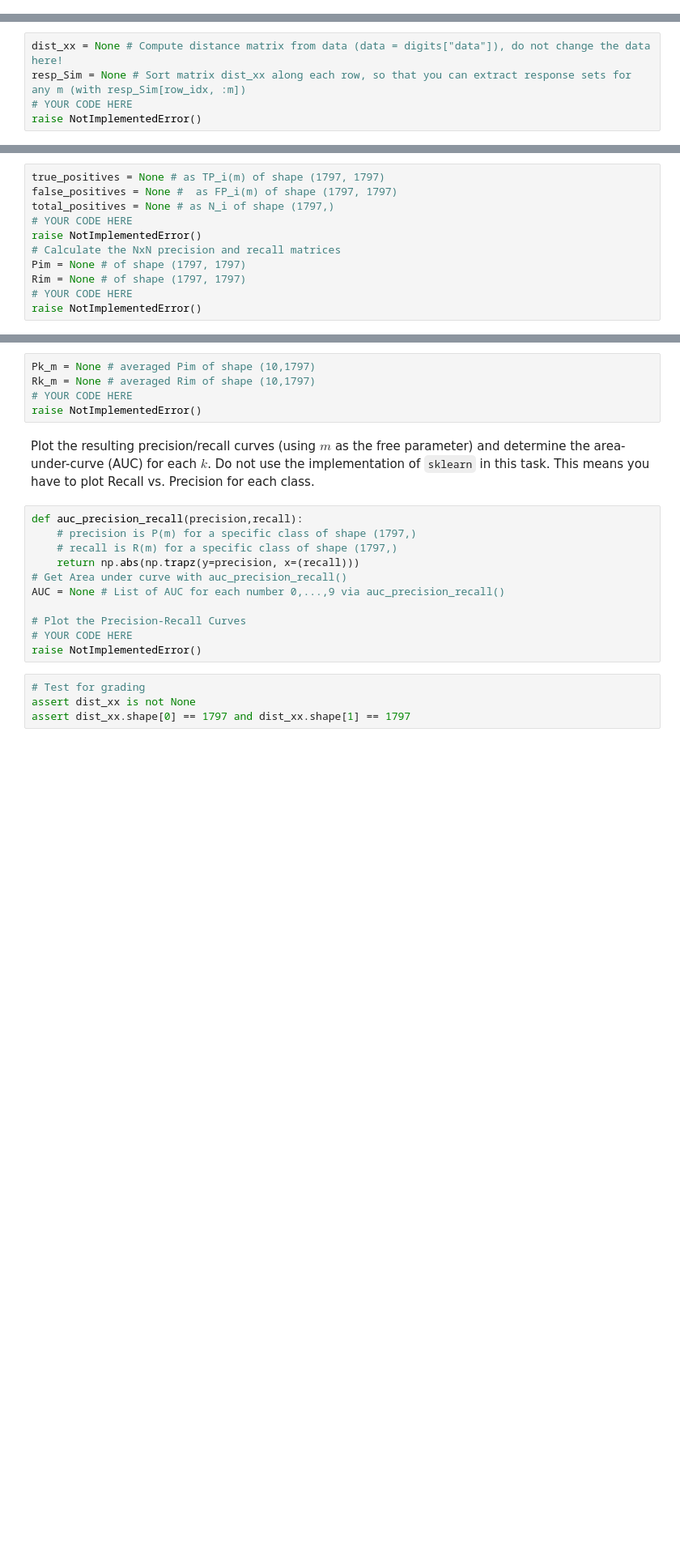
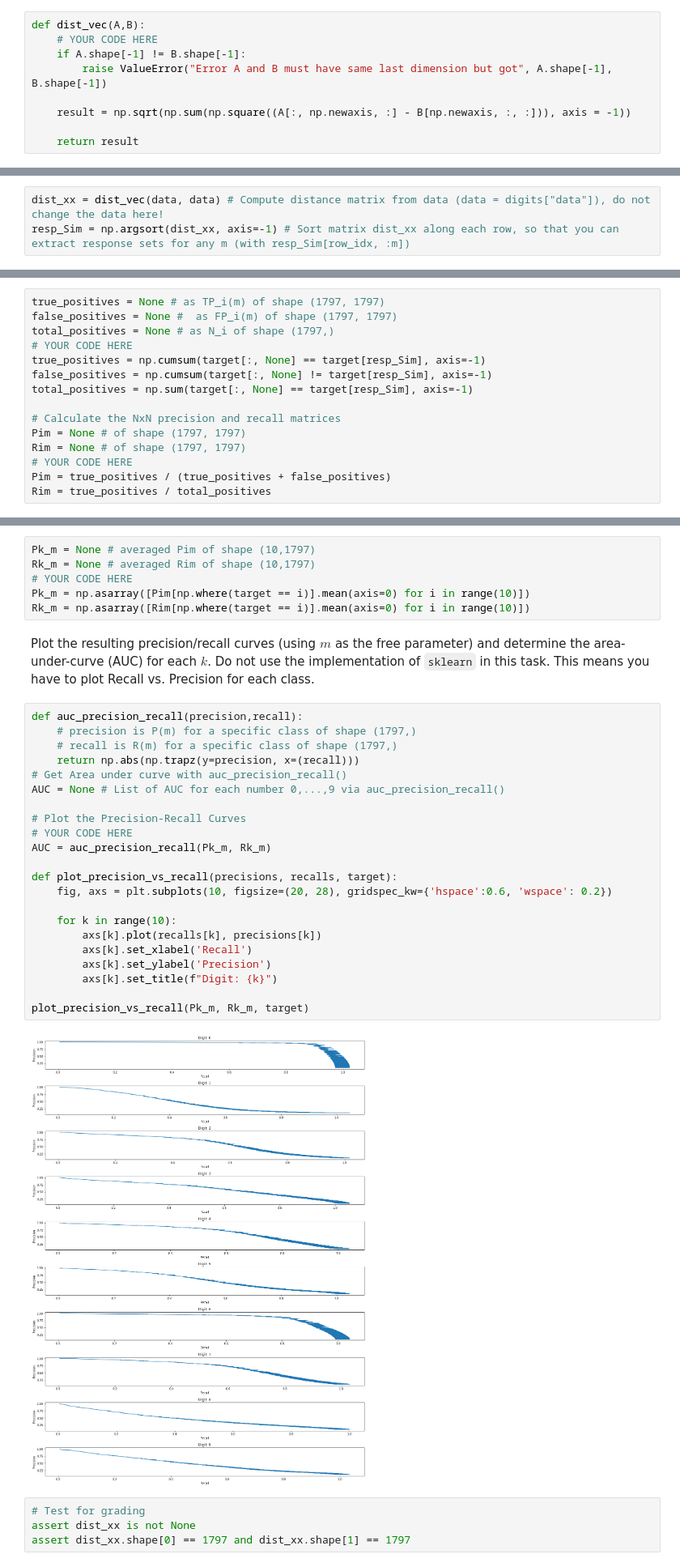
Before and after one commit to thomasdissert/machine-learning-for-natural-sciences, a Jupyter notebook: 03/Exercise03.ipynb, the cells around one changed output, grey strips where cells are left out. Shown: that part at 81% size. Cells and saved outputs as stored; diff of their text form; blank space fills up the shorter version.

Commit message:
added solution for exercise 3.2 (Precision and Recall)

```diff
--- a/03/Exercise03.ipynb
+++ b/03/Exercise03.ipynb
@@ -44,2 +48,11 @@ def dist_vec(A,B):
+# %%
+def dist_vec(A,B):
+    # YOUR CODE HERE
+    if A.shape[-1] != B.shape[-1]:
+        raise ValueError("Error A and B must have same last dimension but got", A.shape[-1], B.shape[-1])
+
+    result = np.sqrt(np.sum(np.square((A[:, np.newaxis, :] - B[np.newaxis, :, :])), axis = -1))
+
+    return result
 # %% [markdown]
 Check that the two function return the same result. And check the output shape of the results.
@@ -117,10 +145,8 @@ be the full dissimilarity matrix, i.e. $D_{i i'} = d(X_i,X_{i'})$. An ``np.argso
 
 Note: If you didn't manage to solve 3.1 you can now use `scipy.spatial.distance.cdist`. But you do not get points for this solution in 3.1.
 # %%
-dist_xx = None # Compute distance matrix from data (data = digits["data"]), do not change the data here!
-resp_Sim = None # Sort matrix dist_xx along each row, so that you can extract response sets for any m (with resp_Sim[row_idx, :m])
-# YOUR CODE HERE
-raise NotImplementedError()
+dist_xx = dist_vec(data, data) # Compute distance matrix from data (data = digits["data"]), do not change the data here!
+resp_Sim = np.argsort(dist_xx, axis=-1) # Sort matrix dist_xx along each row, so that you can extract response sets for any m (with resp_Sim[row_idx, :m])
 # %% [markdown]
 The positive class is defined by the instances having the same label as the query, i.e. $Y_{i'} = Y_i$, and
 $N_i = \# \{i' \in 1,\dots,N : Y_{i'} = Y_i \}$ is the total number of positives. Each response set defines a pair ($\text{precision}_{im}$; $\text{recall}_{im}$) as:
@@ -135,9 +161,13 @@ true_positives = None # as TP_i(m) of shape (1797, 1797)
 false_positives = None #  as FP_i(m) of shape (1797, 1797)
 total_positives = None # as N_i of shape (1797,)
 # YOUR CODE HERE
-raise NotImplementedError()
+true_positives = np.cumsum(target[:, None] == target[resp_Sim], axis=-1)
+false_positives = np.cumsum(target[:, None] != target[resp_Sim], axis=-1)
+total_positives = np.sum(target[:, None] == target[resp_Sim], axis=-1)
+
 # Calculate the NxN precision and recall matrices
 Pim = None # of shape (1797, 1797)
 Rim = None # of shape (1797, 1797)
 # YOUR CODE HERE
-raise NotImplementedError()
+Pim = true_positives / (true_positives + false_positives)
+Rim = true_positives / total_positives
@@ -147,20 +179,34 @@ For each digit class $k \in \{0,\dots,9\}$, compute $\bar{P}_k$ and $\bar{R}_k$
 Pk_m = None # averaged Pim of shape (10,1797)
 Rk_m = None # averaged Rim of shape (10,1797)
 # YOUR CODE HERE
-raise NotImplementedError()
+Pk_m = np.asarray([Pim[np.where(target == i)].mean(axis=0) for i in range(10)])
+Rk_m = np.asarray([Rim[np.where(target == i)].mean(axis=0) for i in range(10)])
 # %% [markdown]
 Plot the resulting precision/recall curves (using $m$ as the free parameter) and determine the area-under-curve (AUC) for each $k$. Do not use the implementation of ``sklearn`` in this task. This means you have to plot Recall vs. Precision for each class.
 # %%
 def auc_precision_recall(precision,recall):
     # precision is P(m) for a specific class of shape (1797,)
     # recall is R(m) for a specific class of shape (1797,)
     return np.abs(np.trapz(y=precision, x=(recall)))
 # Get Area under curve with auc_precision_recall()
 AUC = None # List of AUC for each number 0,...,9 via auc_precision_recall()
 
 # Plot the Precision-Recall Curves
 # YOUR CODE HERE
-raise NotImplementedError()
+AUC = auc_precision_recall(Pk_m, Rk_m)
+
+def plot_precision_vs_recall(precisions, recalls, target):
+    fig, axs = plt.subplots(10, figsize=(20, 28), gridspec_kw={'hspace':0.6, 'wspace': 0.2})
+
+    for k in range(10):
+        axs[k].plot(recalls[k], precisions[k])
+        axs[k].set_xlabel('Recall')
+        axs[k].set_ylabel('Precision')
+        axs[k].set_title(f"Digit: {k}")
+
+plot_precision_vs_recall(Pk_m, Rk_m, target)
+# %% [output]
+[figure, added]
 # %%
 # Test for grading
 assert dist_xx is not None
```
Also changed, not shown: parts of 9 cells of this notebook, 1 other file.
